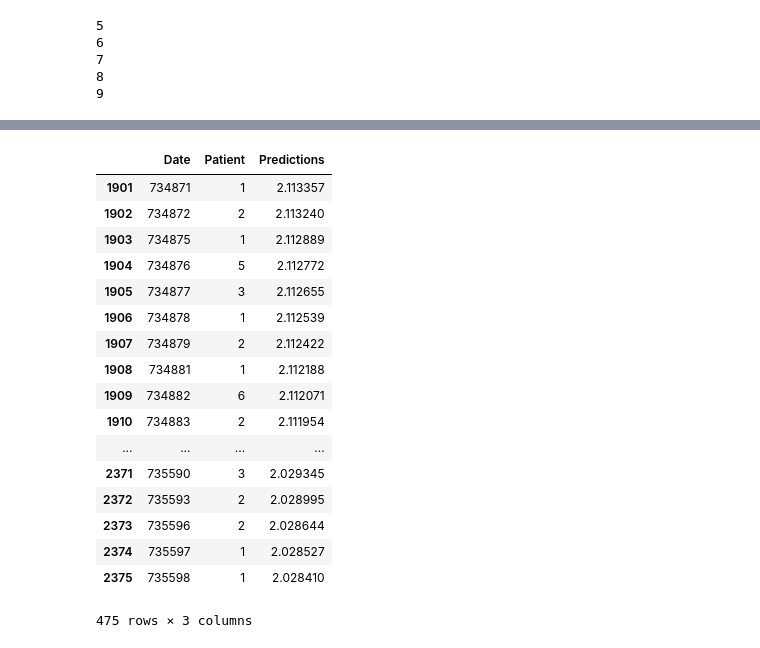
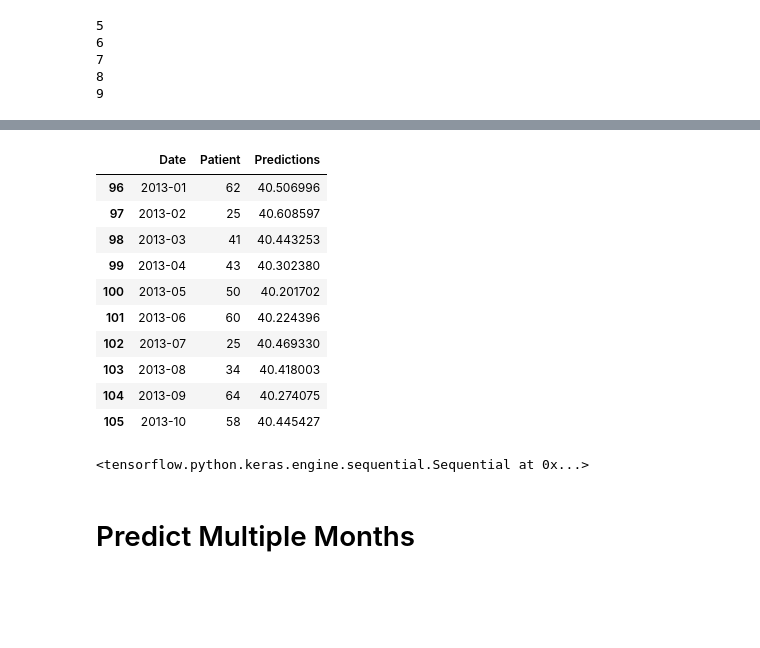
Before and after one commit to muwongeemmanuel/seemlos, a Jupyter notebook: Model/LOS_Encounter.ipynb, the cells around one changed output, grey strips where cells are left out. Saved outputs shown, nothing was run; the diff lists cells and outputs as text; code cells hidden in the pictures; blank space fills up the shorter version.

```diff
--- a/Model/LOS_Encounter.ipynb
+++ b/Model/LOS_Encounter.ipynb
@@ -441,5 +543,6 @@ for i in range(0,len(data)):
 # %%
 #setting index
-# new_data.index = new_data.Date
-# new_data.drop('Date', axis=1, inplace=True)
-# new_data
+monthly_new_data.index = monthly_new_data.Date
+monthly_new_data.drop('Date', axis=1, inplace=True)
+# monthly_new_data
+monthly_new_data.to_csv(r'..\Datasets\Encounter\Cleaned\monthlyEncounter.csv')
@@ -487,0 +617,19 @@ rms
+# %%
+# #Test data set
+# monthly_test_data = monthly_scaled_data[monthly_training_data_len - 60: , : ]
+#Test data set on tomorrow
+monthly_test_data = monthly_scaled_data[monthly_training_data_len-4 - 60: , : ]
+#Create the x_test and y_test data sets
+x_test = []
+y_test =  monthly_dataset[monthly_training_data_len : , : ]
+#Get all of the rows from index 1603 to the rest and all of the columns (in this case it's only column 'Close'), so 2003 - 1603 = 400 rows of data
+for i in range(60,len(monthly_test_data)):
+    x_test.append(monthly_test_data[i-60:i,0])
+#Convert x_test to a numpy array
+x_test = np.array(x_test)
+#Reshape the data into the shape accepted by the LSTM
+x_test = np.reshape(x_test, (x_test.shape[0],x_test.shape[1],1))
+#Getting the models predicted price values
+predictions = monthly_model.predict(x_test)
+#Undo scaling
+predictions = scaler.inverse_transform(predictions)
@@ -488,14 +662,11 @@ rms
 # %%
-#plot
-valid['Predictions'] = 0
-valid['Predictions'] = preds
-
-valid.index = new_data[training_data_len:].index
-train.index = new_data[:training_data_len].index
-
-# pyplot.plot(train['Patient'])
-# pyplot.plot(valid[['Patient', 'Predictions']])
-
+#Plot/Create the data for the graph
+train = monthly_new_data[:monthly_training_data_len]
+valid = monthly_new_data[monthly_training_data_len:]
+valid['Predictions'] = predictions
+train = train.reset_index()
+valid = valid.reset_index()
+valid.index += monthly_training_data_len
 #Visualize the data
 pyplot.figure(figsize=(16,8))
 pyplot.title('Model')
@@ -520,21 +686,14 @@ See the caveats in the documentation: http://pandas.pydata.org/pandas-docs/stabl
 # %%
-valid
+valid.head(10)
 # %% [output]
 |  | Date | Patient | Predictions |
-| 1901 | 734871 | 1 | 2.113357 |
-| 1902 | 734872 | 2 | 2.113240 |
-| 1903 | 734875 | 1 | 2.112889 |
-| 1904 | 734876 | 5 | 2.112772 |
-| 1905 | 734877 | 3 | 2.112655 |
-| 1906 | 734878 | 1 | 2.112539 |
-| 1907 | 734879 | 2 | 2.112422 |
-| 1908 | 734881 | 1 | 2.112188 |
-| 1909 | 734882 | 6 | 2.112071 |
-| 1910 | 734883 | 2 | 2.111954 |
-| ... | ... | ... | ... |
-| 2371 | 735590 | 3 | 2.029345 |
-| 2372 | 735593 | 2 | 2.028995 |
-| 2373 | 735596 | 2 | 2.028644 |
-| 2374 | 735597 | 1 | 2.028527 |
-| 2375 | 735598 | 1 | 2.028410 |
+| 96 | 2013-01 | 62 | 40.506996 |
+| 97 | 2013-02 | 25 | 40.608597 |
+| 98 | 2013-03 | 41 | 40.443253 |
+| 99 | 2013-04 | 43 | 40.302380 |
+| 100 | 2013-05 | 50 | 40.201702 |
+| 101 | 2013-06 | 60 | 40.224396 |
+| 102 | 2013-07 | 25 | 40.469330 |
+| 103 | 2013-08 | 34 | 40.418003 |
+| 104 | 2013-09 | 64 | 40.274075 |
+| 105 | 2013-10 | 58 | 40.445427 |
-475 rows × 3 columns
@@ -540,0 +704,4 @@ valid
+# %%
+monthly_loaded_model
+# %% [output]
+<tensorflow.python.keras.engine.sequential.Sequential at 0x...>
@@ -540,0 +725,2 @@ valid
+# %% [markdown]
+# Predict Multiple Months
```
Also changed, not shown: parts of 30 cells of this notebook, 3 other files.
